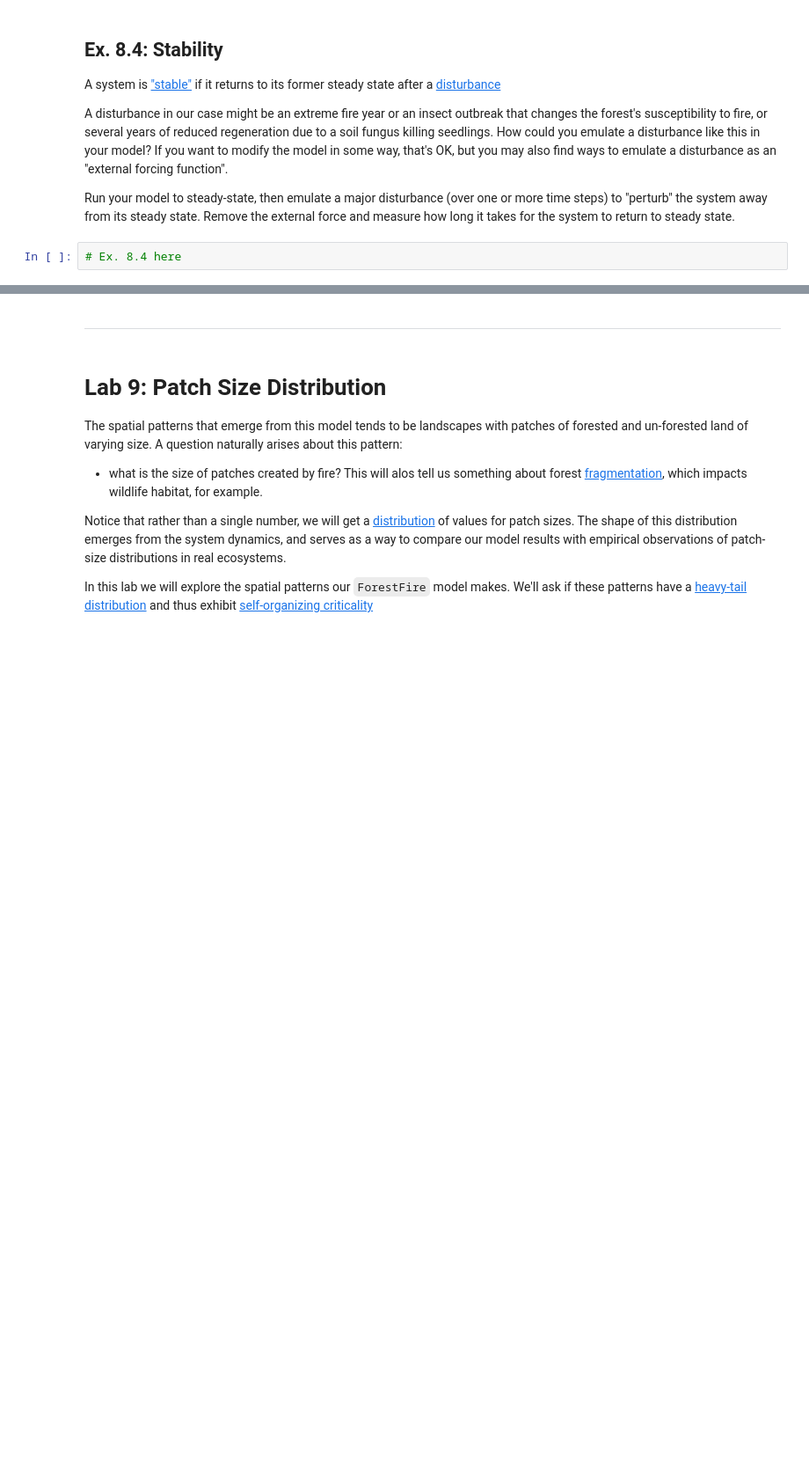
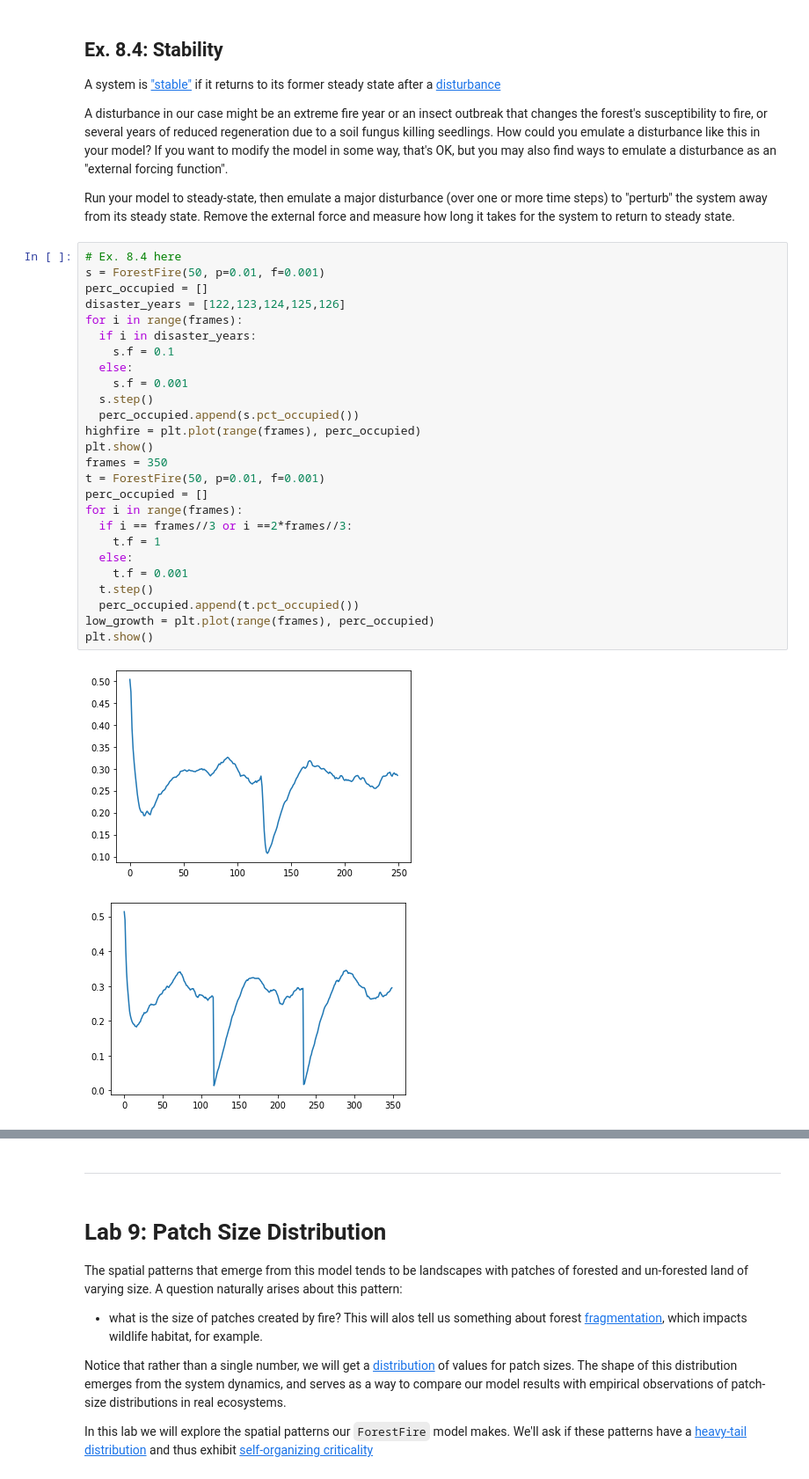
Before and after one commit to StoneMason495/cap-comp215, a Jupyter notebook: labs/lab08ZM.ipynb, the cells around one changed output, grey strips where cells are left out. Shown at 88% size. Saved outputs shown, nothing was run; the diff lists cells and outputs as text; blank space fills up the shorter version.

```diff
--- a/labs/lab08ZM.ipynb
+++ b/labs/lab08ZM.ipynb
@@ -291,8 +291,35 @@ A disturbance in our case might be an extreme fire year or an insect outbreak th
 How could you emulate a disturbance like this in your model?  If you want to modify the model in some way, that's OK, but you may also find ways to emulate a disturbance as an "external forcing function".
 
 Run your model to steady-state, then emulate a major disturbance (over one or more time steps) to "perturb" the system away from its steady state.  Remove the external force and measure how long it takes for the system to return to steady state.
-# %%
-# Ex. 8.4 here
+# %%
+# Ex. 8.4 here
+s = ForestFire(50, p=0.01, f=0.001)
+perc_occupied = []
+disaster_years = [122,123,124,125,126]
+for i in range(frames):
+  if i in disaster_years:
+    s.f = 0.1
+  else:
+    s.f = 0.001
+  s.step()
+  perc_occupied.append(s.pct_occupied())
+highfire = plt.plot(range(frames), perc_occupied)
+plt.show()
+frames = 350
+t = ForestFire(50, p=0.01, f=0.001)
+perc_occupied = []
+for i in range(frames):
+  if i == frames//3 or i ==2*frames//3:
+    t.f = 1
+  else:
+    t.f = 0.001
+  t.step()
+  perc_occupied.append(t.pct_occupied())
+low_growth = plt.plot(range(frames), perc_occupied)
+plt.show()
+# %% [output]
+[figure, added]
+[figure, added]
 # %% [markdown]
 ### Question 8.4:
 Does the model tend to return to the same steady-state, or does the attractor move to a different value?
```
Also changed, not shown: parts of 5 cells of this notebook.
